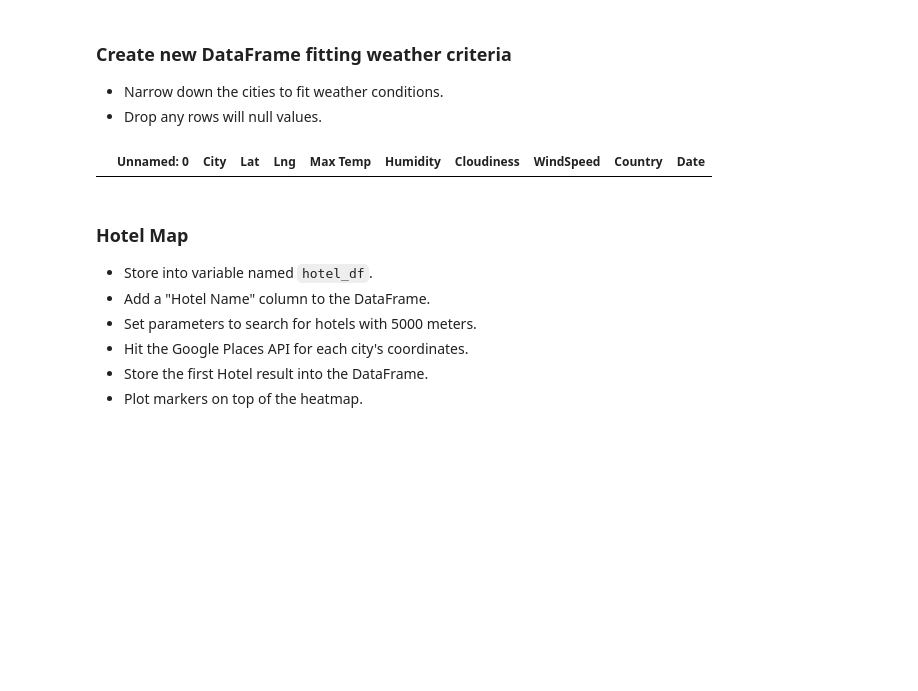
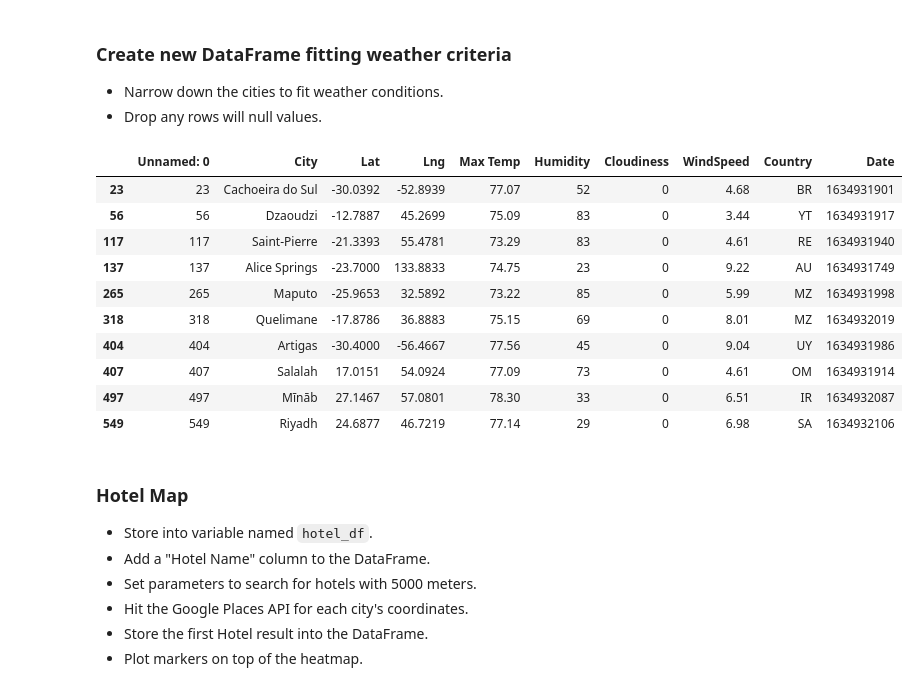
Before and after one commit to jobyaugustine/python-api-challenge, a Jupyter notebook: VacationPy/VacationPy.ipynb, the cells around one changed output. Saved outputs shown, nothing was run; the diff lists cells and outputs as text; code cells hidden in the pictures; blank space fills up the shorter version.

```diff
--- a/VacationPy/VacationPy.ipynb
+++ b/VacationPy/VacationPy.ipynb
@@ -44,15 +47,14 @@ vacation_df
 * Add Heatmap layer to map.
 # %%
 # Use the Lat and Lng as locations and Humidity as the weight.
-locations = vacation_df[["Lat", "Lng"]].astype(float)
+fig = gmaps.figure()
+locations = vacation_df[["Lat", "Lng"]]
 
-
-vacation_df = vacation_df.dropna()
-humid_rate = vacation_df["Humidity"].astype(float)
+humid_rate = vacation_df["Humidity"]
 
 
 # Add Heatmap layer to map
-fig = gmaps.figure()
+
 
 heat_layer = gmaps.heatmap_layer(locations, weights=humid_rate,
                                  dissipating=False, max_intensity=100,
@@ -70,34 +72,34 @@ fig
 # %%
 # Narrow down the DataFrame to find your ideal weather condition. For example:
 # A max temperature lower than 80 degrees but higher than 70.
 # Wind speed less than 10 mph.
 # Zero cloudiness.
 # Drop any rows that don't contain all three conditions. You want to be
 # sure the weather is ideal.
 # Note: Feel free to adjust to your specifications but be sure to limit
 #     the number of rows returned by your API requests to a reasonable number.
 
-new_vacation_df=vacation_df.copy()
+# new_vacation_df=vacation_df.copy()
 #ideal condition
 # vacation_df.loc[((vacation_df["Max Temp"] < 80) &  (vacation_df["Max Temp"] > 70))
 #                 & (vacation_df["WindSpeed"] < 10) & (vacation_df["Cloudiness"] = 0)]
 
-#Notideal
 
-# new_vacation_df.loc[((new_vacation_df["Max Temp"] >= 80) &  (new_vacation_df["Max Temp"] <= 70))
-#                 & (new_vacation_df["WindSpeed"] >=10) & (new_vacation_df["Cloudiness"] != 0)]
+new_vacation_df=vacation_df.loc[((vacation_df["Max Temp"] <= 80) &  (vacation_df["Max Temp"] >= 70)) & (vacation_df["WindSpeed"] <= 10) & (vacation_df["Cloudiness"] == 0)].dropna()
 
-# &  (new_vacation_df["Max Temp"] <= 70))
-new_vacation_df.drop(new_vacation_df[((new_vacation_df["Max Temp"] >= 80))].index,inplace=True)
-
-new_vacation_df.drop(new_vacation_df[((new_vacation_df["Max Temp"] <= 70))].index,inplace=True)
-
-new_vacation_df.drop(new_vacation_df[((new_vacation_df["WindSpeed"] >= 10))].index,inplace=True)
-
-new_vacation_df.drop(new_vacation_df[((new_vacation_df["Cloudiness"] != 0))].index,inplace=True)
 new_vacation_df
 # %% [output]
 |  | Unnamed: 0 | City | Lat | Lng | Max Temp | Humidity | Cloudiness | WindSpeed | Country | Date |
+| 23 | 23 | Cachoeira do Sul | -30.0392 | -52.8939 | 77.07 | 52 | 0 | 4.68 | BR | 1634931901 |
+| 56 | 56 | Dzaoudzi | -12.7887 | 45.2699 | 75.09 | 83 | 0 | 3.44 | YT | 1634931917 |
+| 117 | 117 | Saint-Pierre | -21.3393 | 55.4781 | 73.29 | 83 | 0 | 4.61 | RE | 1634931940 |
+| 137 | 137 | Alice Springs | -23.7000 | 133.8833 | 74.75 | 23 | 0 | 9.22 | AU | 1634931749 |
+| 265 | 265 | Maputo | -25.9653 | 32.5892 | 73.22 | 85 | 0 | 5.99 | MZ | 1634931998 |
+| 318 | 318 | Quelimane | -17.8786 | 36.8883 | 75.15 | 69 | 0 | 8.01 | MZ | 1634932019 |
+| 404 | 404 | Artigas | -30.4000 | -56.4667 | 77.56 | 45 | 0 | 9.04 | UY | 1634931986 |
+| 407 | 407 | Salalah | 17.0151 | 54.0924 | 77.09 | 73 | 0 | 4.61 | OM | 1634931914 |
+| 497 | 497 | Mīnāb | 27.1467 | 57.0801 | 78.30 | 33 | 0 | 6.51 | IR | 1634932087 |
+| 549 | 549 | Riyadh | 24.6877 | 46.7219 | 77.14 | 29 | 0 | 6.98 | SA | 1634932106 |
 # %% [markdown]
 ### Hotel Map
 * Store into variable named `hotel_df`.
```
Also changed, not shown: parts of 7 cells of this notebook, 8 other files.
